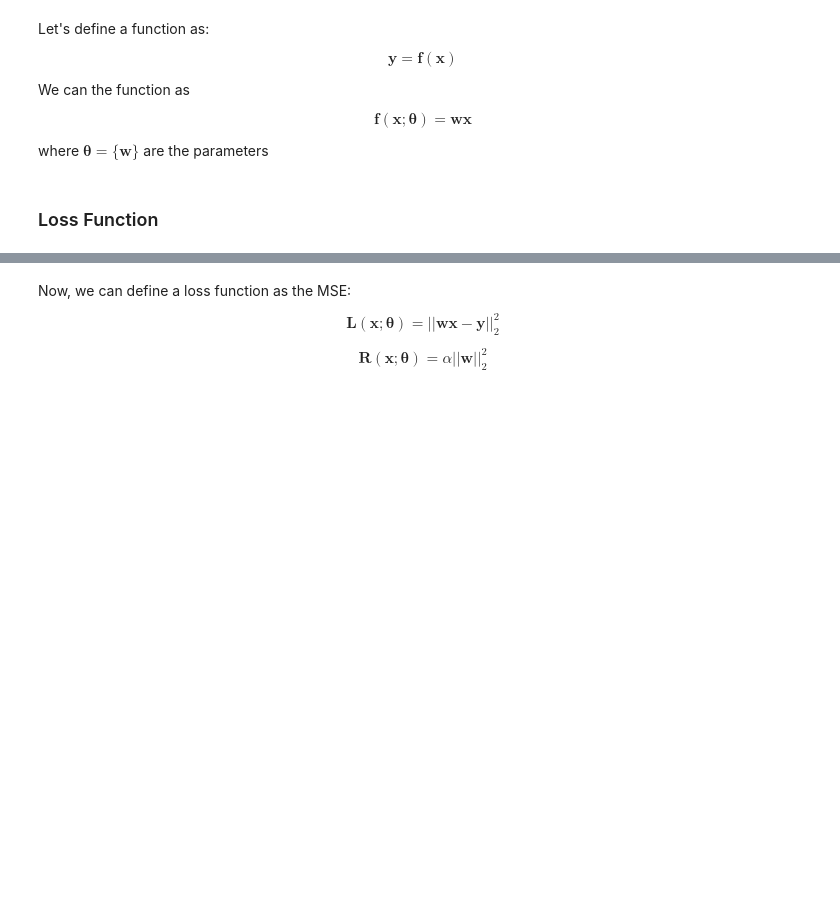
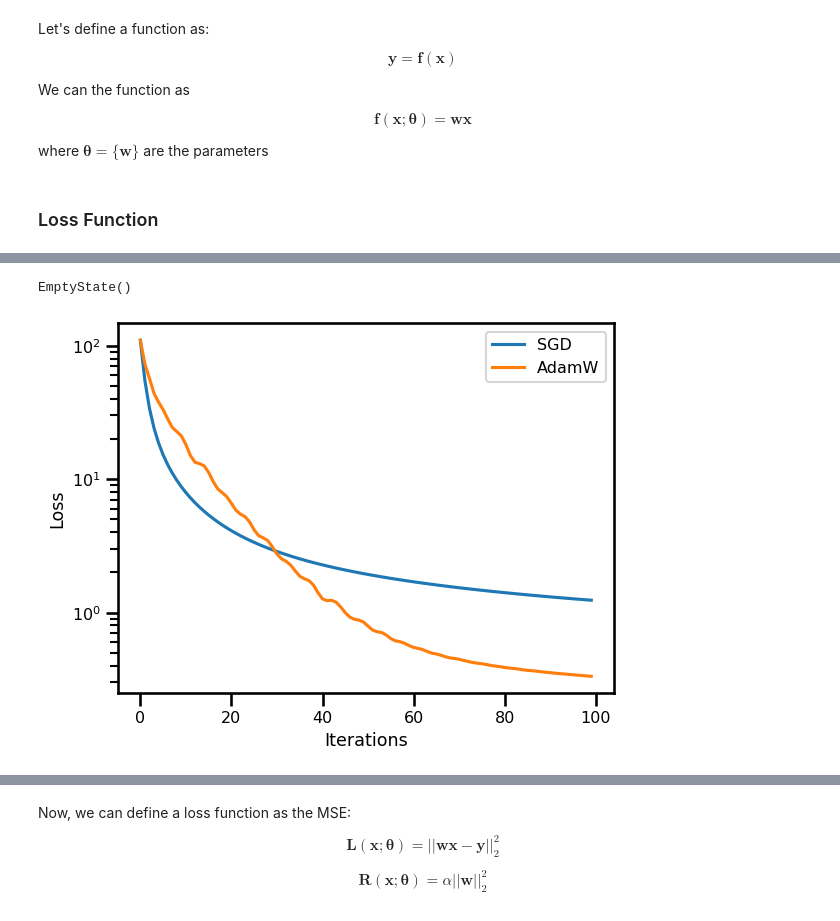
Before and after one commit to jejjohnson/jejeqx, a Jupyter notebook: notebooks/dev/4dvarnet/learning_to_learning.ipynb, the cells around one changed output, grey strips where cells are left out. Drawn from its saved outputs; the diff is of its cells as text; code cells hidden in the pictures; blank space fills up the shorter version.

```diff
--- a/notebooks/dev/4dvarnet/learning_to_learning.ipynb
+++ b/notebooks/dev/4dvarnet/learning_to_learning.ipynb
@@ -37,0 +157,4 @@ where $\boldsymbol{\theta}=\{ \mathbf{w}\}$ are the parameters
+# %%
+learning_rate = 1.0
+optimizer = optax.adamw(learning_rate=learning_rate)
+state_init = OptState(x, optimizer)
@@ -37,0 +179,32 @@ where $\boldsymbol{\theta}=\{ \mathbf{w}\}$ are the parameters
+# %%
+opt_state[1]
+# %% [output]
+EmptyState()
+# %%
+num_iterations = 100
+
+state = OptState(x, optimizer)
+losses['adamw'] = list()
+
+with trange(num_iterations) as pbar:
+
+    for i in pbar:
+
+        loss, grads = grad_fn(state.params, y)
+
+        state = state.update_state(state, grads)
+
+        losses["adamw"].append(loss)
+        pbar.set_description(desc=f"Loss: {loss:.4f}")
+# %%
+fig, ax = plt.subplots()
+
+ax.plot(losses["sgd"], label="SGD")
+ax.plot(losses["adamw"], label="AdamW")
+
+ax.set(xlabel="Iterations", ylabel="Loss", yscale="log")
+
+plt.legend()
+plt.show()
+# %% [output]
+[figure, added]
```
Also changed, not shown: parts of 23 cells of this notebook, 6 other files.
